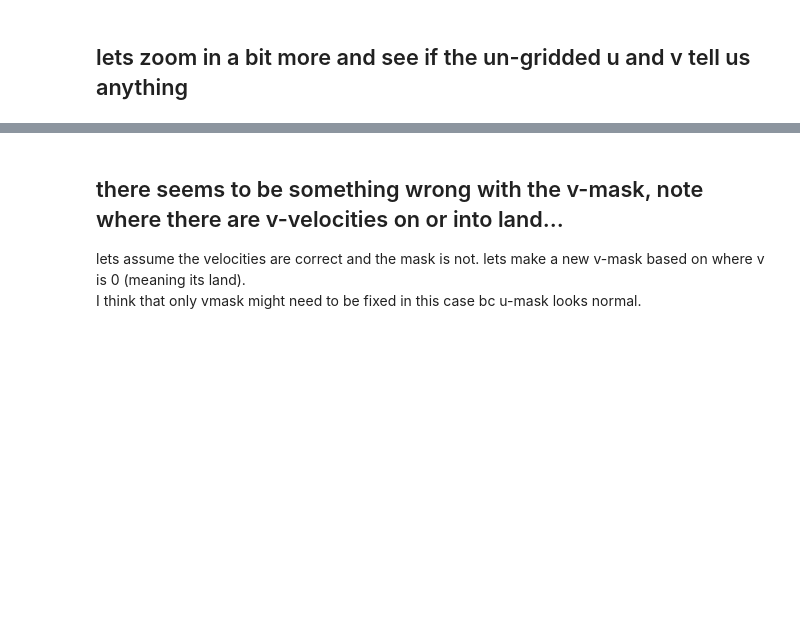
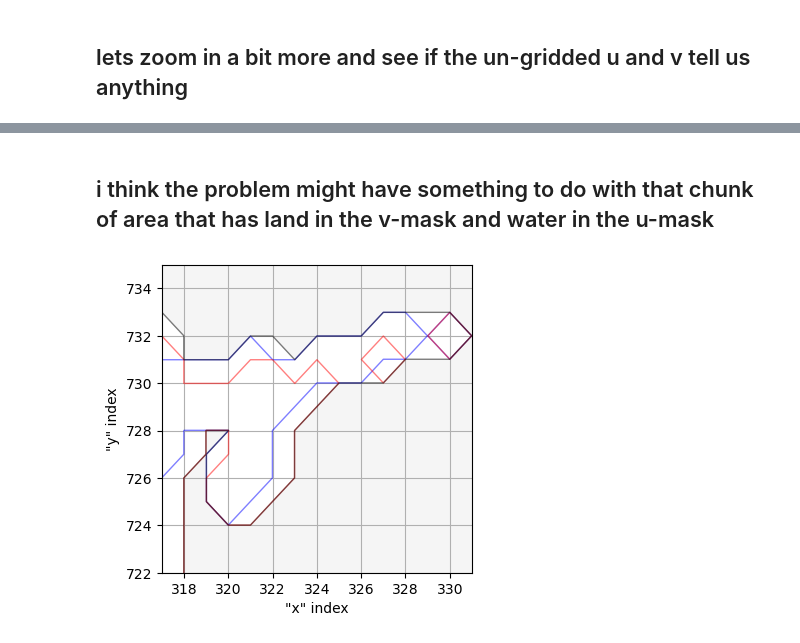
Before and after one commit to rbeutel/LO_user, a Jupyter notebook: ariane/EddyProblem.ipynb, the cells around one changed output, grey strips where cells are left out. Cells and saved outputs as stored; diff of their text form; code cells hidden in the pictures; blank space fills up the shorter version.

Commit message:
edited v_mask, trying it out

```diff
--- a/ariane/EddyProblem.ipynb
+++ b/ariane/EddyProblem.ipynb
@@ -417,4 +417,2 @@ ax.quiver(X[ymin:ymax,xmin:xmax],Y[ymin:ymax,xmin:xmax],np.zeros(np.shape(data.v
-# %% [markdown]
-## there seems to be something wrong with the v-mask, note where there are v-velocities on or into land...
-lets assume the velocities are correct and the mask is not. lets make a new v-mask based on where v is 0 (meaning its land).<br>
-I think that only vmask might need to be fixed in this case bc u-mask looks normal.
+# %% [markdown]
+## i think the problem might have something to do with that chunk of area that has land in the v-mask and water in the u-mask
@@ -420,0 +424,40 @@ I think that only vmask might need to be fixed in this case bc u-mask looks norm
+# %%
+fig, ax = plt.subplots(1,1,figsize=(4,4))
+xmin, xmax = 317,331
+ymin, ymax = 722,735
+
+ax.set_ylim([ymin,ymax])
+ax.set_xlim([xmin,xmax])
+ax.set_ylabel('"y" index')
+ax.set_xlabel('"x" index')
+
+###########
+# first u #
+###########
+X, Y = np.meshgrid(grid.xi_u,grid.eta_u)
+
+# Overlay domain landmask and coastline
+ax.contour(X, Y, grid.mask_u, linewidths=1, levels=[-0.01, 0.01], alpha=0.5, colors='b',zorder=2)
+
+#########
+# now v #
+#########
+X, Y = np.meshgrid(grid.xi_v,grid.eta_v)
+
+# Overlay domain landmask and coastline
+# ax.contourf(X, Y, grid.mask_v, levels=[-0.01, 0.01], colors='whitesmoke')
+ax.contour(X, Y, grid.mask_v, linewidths=1, levels=[-0.01, 0.01], alpha=0.5, colors='r',zorder=2)
+
+#########
+# and rho #
+#########
+X, Y = np.meshgrid(grid.xi_rho,grid.eta_rho)
+
+# Overlay domain landmask and coastline
+# ax.contourf(X, Y, grid.mask_v, levels=[-0.01, 0.01], colors='whitesmoke')
+ax.contourf(X, Y, grid.mask_rho, levels=[-0.01, 0.01], colors='whitesmoke',zorder=1)
+ax.contour(X, Y, grid.mask_rho, linewidths=1, levels=[-0.01, 0.01], alpha=0.5, colors='k',zorder=2)
+
+ax.grid()
+# %% [output]
+[figure, added]
```
Also changed, not shown: parts of 8 cells of this notebook.
